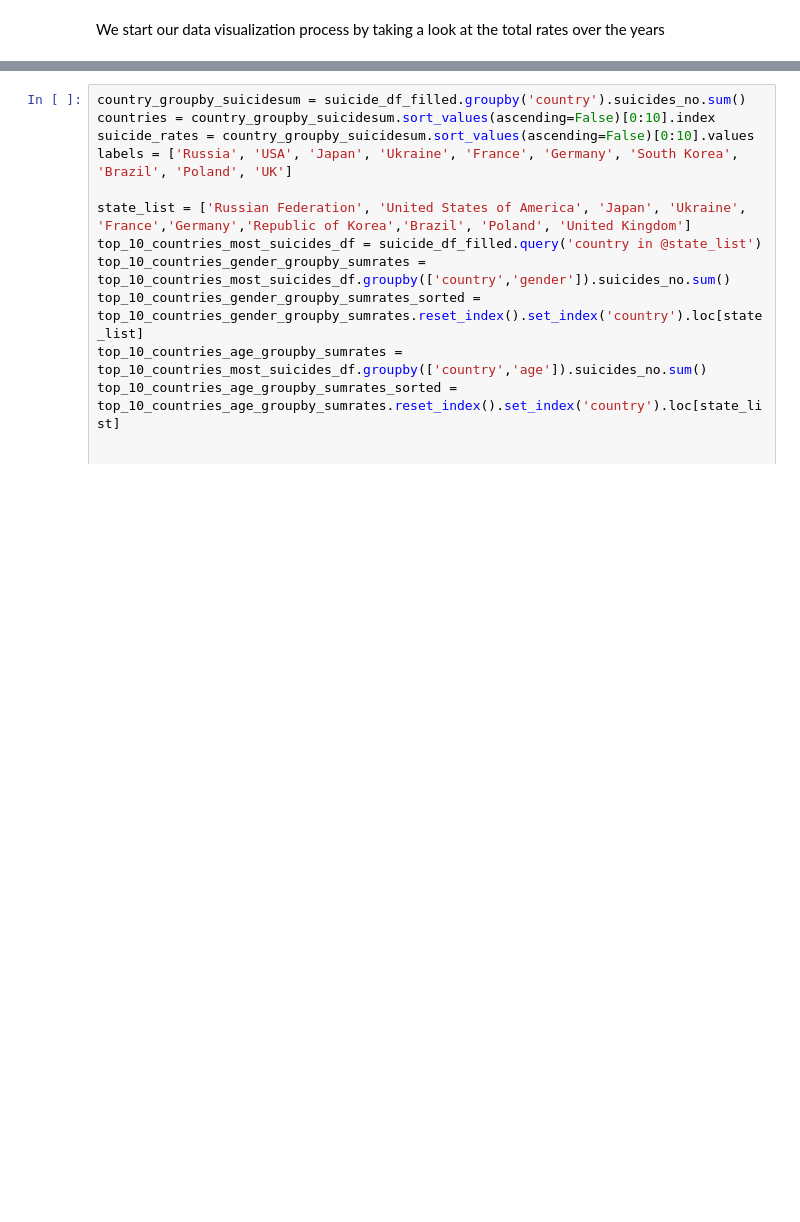
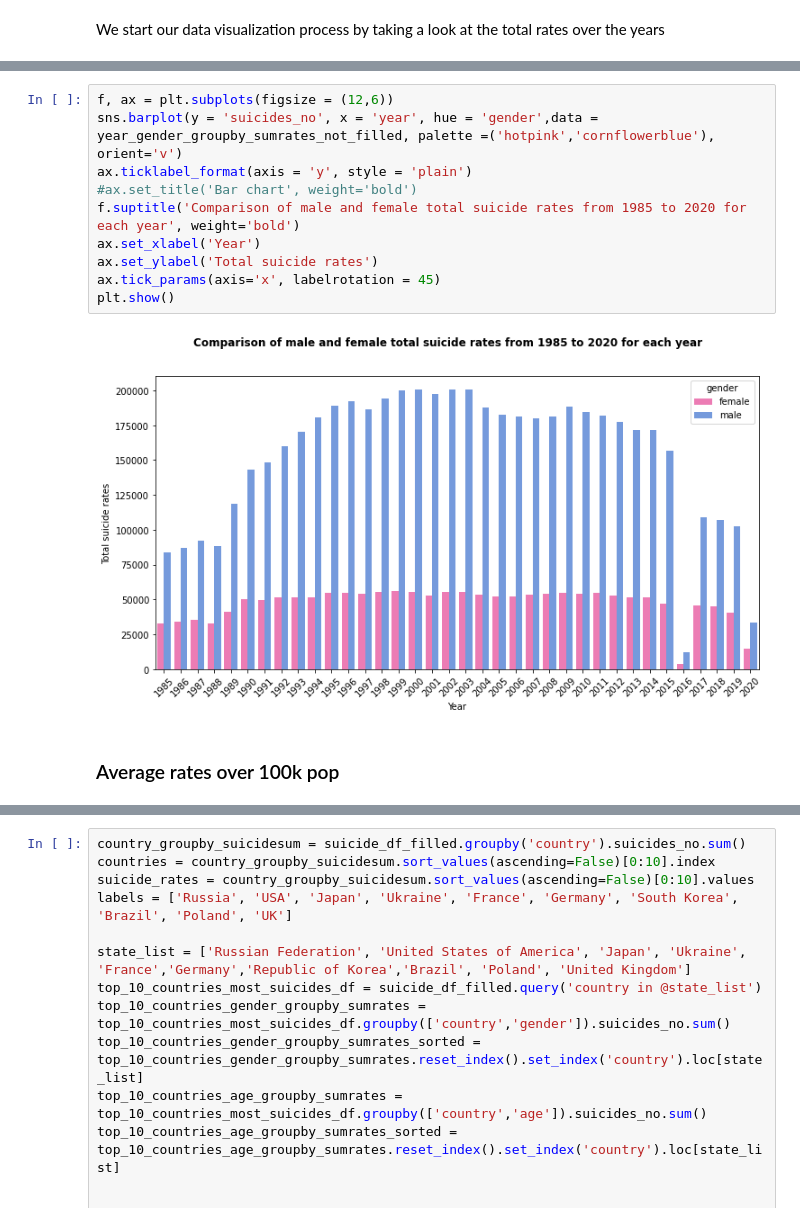
Before and after one commit to marcocolognesi/programming_class_final_project, a Jupyter notebook: final_project.ipynb, the cells around one changed output, grey strips where cells are left out. Cells and saved outputs as stored; diff of their text form; blank space fills up the shorter version.

```diff
--- a/final_project.ipynb
+++ b/final_project.ipynb
@@ -1083,0 +1082,14 @@ Now, let's dig deeper into the data and see which are the 10 countries with most
+# %%
+f, ax = plt.subplots(figsize = (12,6))
+sns.barplot(y = 'suicides_no', x = 'year', hue = 'gender',data = year_gender_groupby_sumrates_not_filled, palette =('hotpink','cornflowerblue'), orient='v')
+ax.ticklabel_format(axis = 'y', style = 'plain')
+#ax.set_title('Bar chart', weight='bold')
+f.suptitle('Comparison of male and female total suicide rates from 1985 to 2020 for each year', weight='bold')
+ax.set_xlabel('Year')
+ax.set_ylabel('Total suicide rates')
+ax.tick_params(axis='x', labelrotation = 45)
+plt.show()
+# %% [output]
+[figure, added]
+# %% [markdown]
+### Average rates over 100k pop
```
Also changed, not shown: parts of 21 cells of this notebook.
